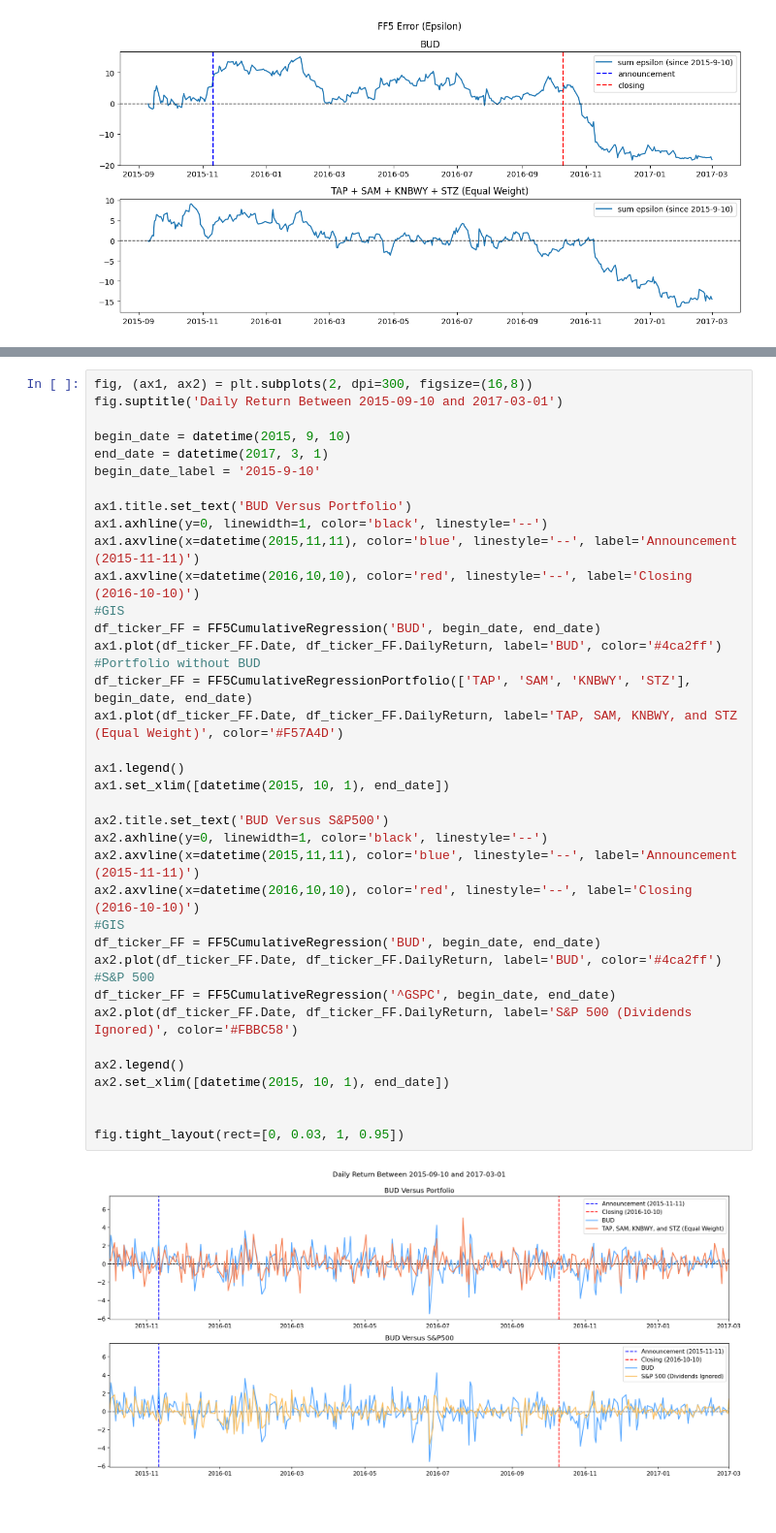
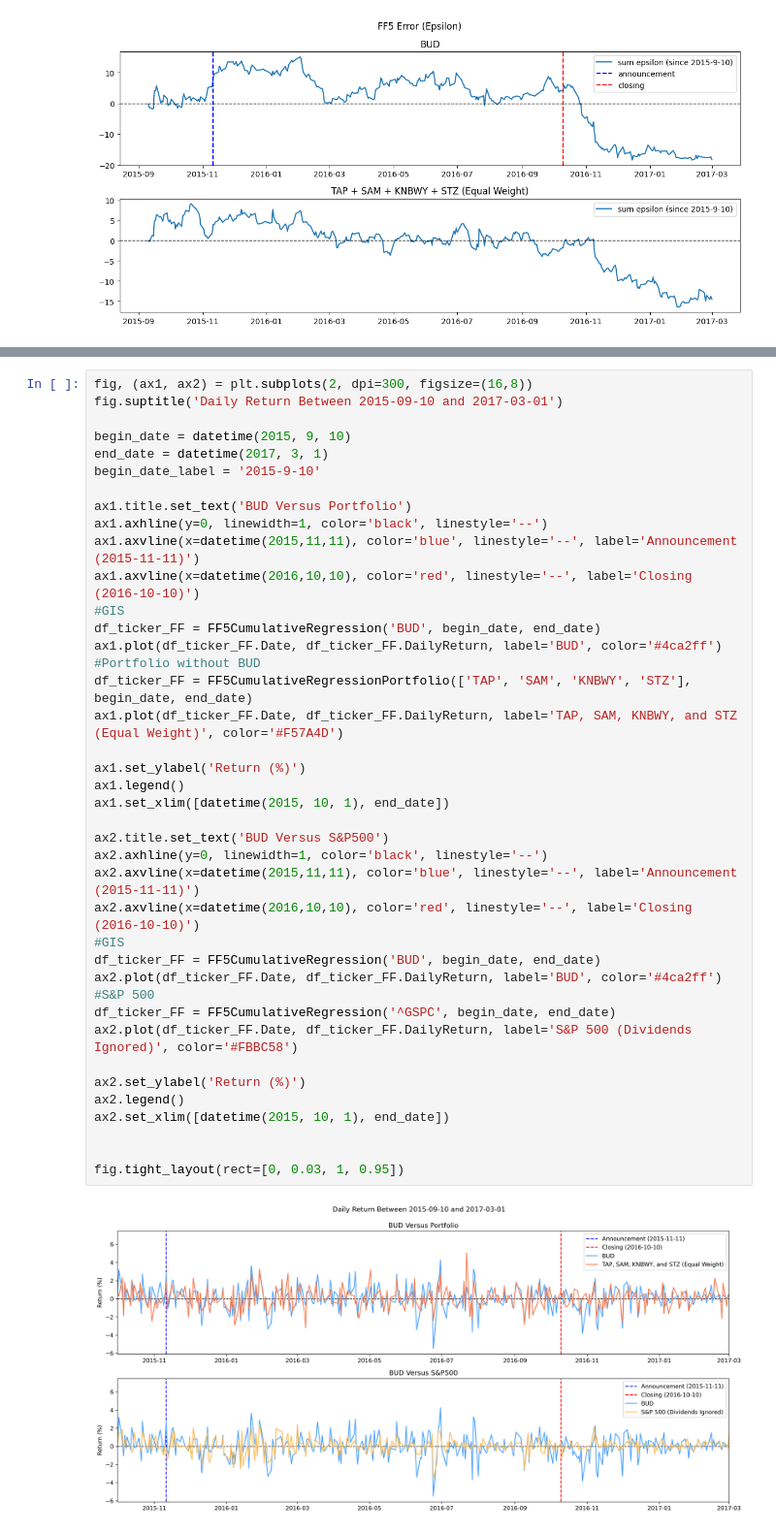
Before and after one commit to chrisliii/FINE-452, a Jupyter notebook: M&A_CAPM_FF3_Daily_Portfolio_BUD.ipynb, the cells around one changed output, grey strips where cells are left out. Shown at 97% size. Cells and saved outputs as stored; diff of their text form; blank space fills up the shorter version.

```diff
--- a/M&A_CAPM_FF3_Daily_Portfolio_BUD.ipynb
+++ b/M&A_CAPM_FF3_Daily_Portfolio_BUD.ipynb
@@ -983,31 +984,33 @@ ax1.title.set_text('BUD Versus Portfolio')
 ax1.axhline(y=0, linewidth=1, color='black', linestyle='--')
 ax1.axvline(x=datetime(2015,11,11), color='blue', linestyle='--', label='Announcement (2015-11-11)')
 ax1.axvline(x=datetime(2016,10,10), color='red', linestyle='--', label='Closing (2016-10-10)')
 #GIS
 df_ticker_FF = FF5CumulativeRegression('BUD', begin_date, end_date)
 ax1.plot(df_ticker_FF.Date, df_ticker_FF.DailyReturn, label='BUD', color='#4ca2ff')
 #Portfolio without BUD
 df_ticker_FF = FF5CumulativeRegressionPortfolio(['TAP', 'SAM', 'KNBWY', 'STZ'], begin_date, end_date)
 ax1.plot(df_ticker_FF.Date, df_ticker_FF.DailyReturn, label='TAP, SAM, KNBWY, and STZ (Equal Weight)', color='#F57A4D')
 
+ax1.set_ylabel('Return (%)')
 ax1.legend()
 ax1.set_xlim([datetime(2015, 10, 1), end_date])
 
 ax2.title.set_text('BUD Versus S&P500')
 ax2.axhline(y=0, linewidth=1, color='black', linestyle='--')
 ax2.axvline(x=datetime(2015,11,11), color='blue', linestyle='--', label='Announcement (2015-11-11)')
 ax2.axvline(x=datetime(2016,10,10), color='red', linestyle='--', label='Closing (2016-10-10)')
 #GIS
 df_ticker_FF = FF5CumulativeRegression('BUD', begin_date, end_date)
 ax2.plot(df_ticker_FF.Date, df_ticker_FF.DailyReturn, label='BUD', color='#4ca2ff')
 #S&P 500
 df_ticker_FF = FF5CumulativeRegression('^GSPC', begin_date, end_date)
 ax2.plot(df_ticker_FF.Date, df_ticker_FF.DailyReturn, label='S&P 500 (Dividends Ignored)', color='#FBBC58')
 
+ax2.set_ylabel('Return (%)')
 ax2.legend()
 ax2.set_xlim([datetime(2015, 10, 1), end_date])
 
 
 fig.tight_layout(rect=[0, 0.03, 1, 0.95])
 # %% [output]
-[figure, old version]
+[figure, new version]
```
Also changed, not shown: parts of 1 cell of this notebook.
